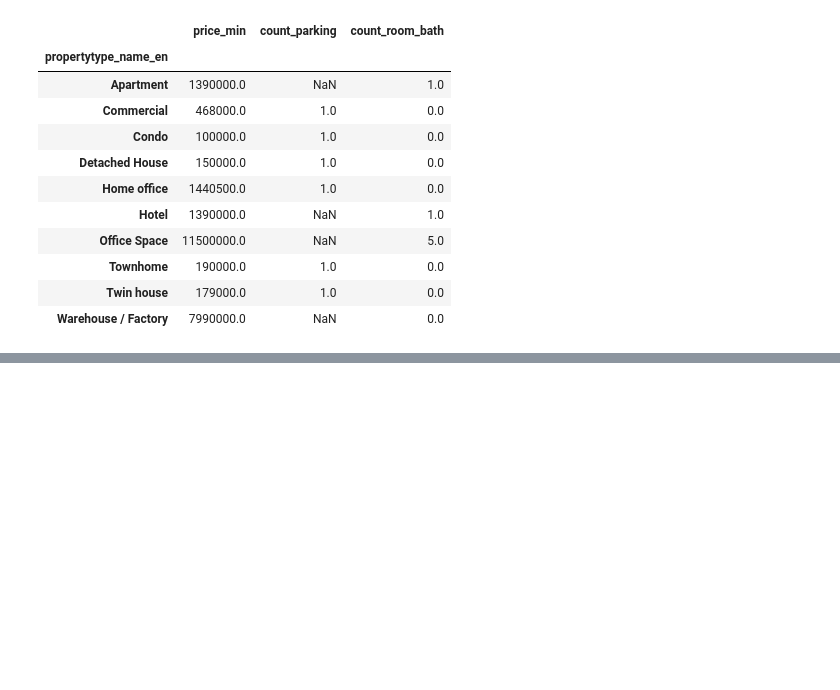
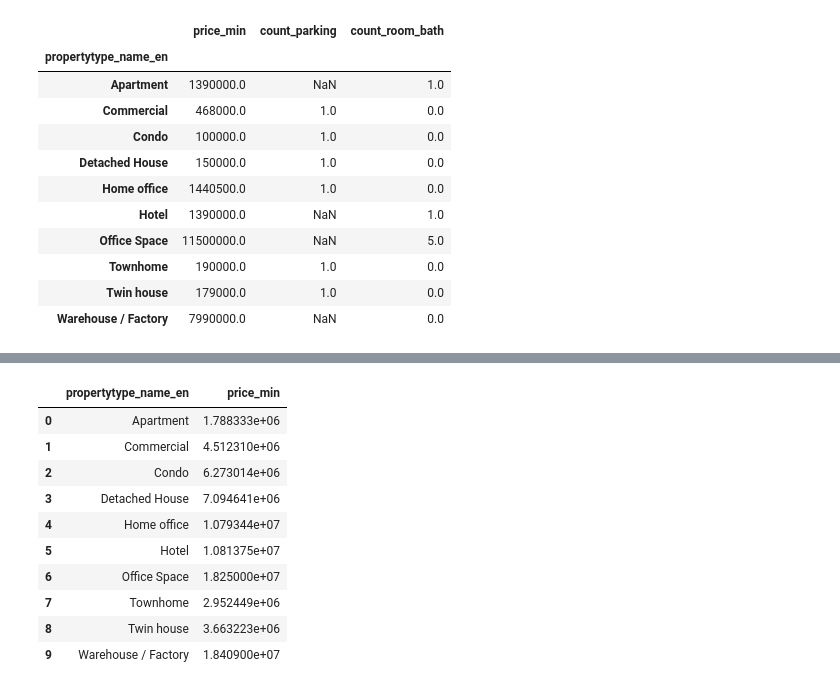
Before and after one commit to chutimaq/BasicProg_DataViz65, a Jupyter notebook: pandas101.ipynb, the cells around one changed output, grey strips where cells are left out. Saved outputs shown, nothing was run; the diff lists cells and outputs as text; code cells hidden in the pictures; blank space fills up the shorter version.

```diff
--- a/pandas101.ipynb
+++ b/pandas101.ipynb
@@ -499,0 +533,14 @@ unit.groupby('propertytype_name_en')['price_min','count_parking','count_room_bat
+# %%
+unit.groupby('propertytype_name_en').mean().reset_index()[['propertytype_name_en','price_min']]
+# %% [output]
+|  | propertytype_name_en | price_min |
+| 0 | Apartment | 1.788333e+06 |
+| 1 | Commercial | 4.512310e+06 |
+| 2 | Condo | 6.273014e+06 |
+| 3 | Detached House | 7.094641e+06 |
+| 4 | Home office | 1.079344e+07 |
+| 5 | Hotel | 1.081375e+07 |
+| 6 | Office Space | 1.825000e+07 |
+| 7 | Townhome | 2.952449e+06 |
+| 8 | Twin house | 3.663223e+06 |
+| 9 | Warehouse / Factory | 1.840900e+07 |
```
Also changed, not shown: parts of 11 cells of this notebook.
